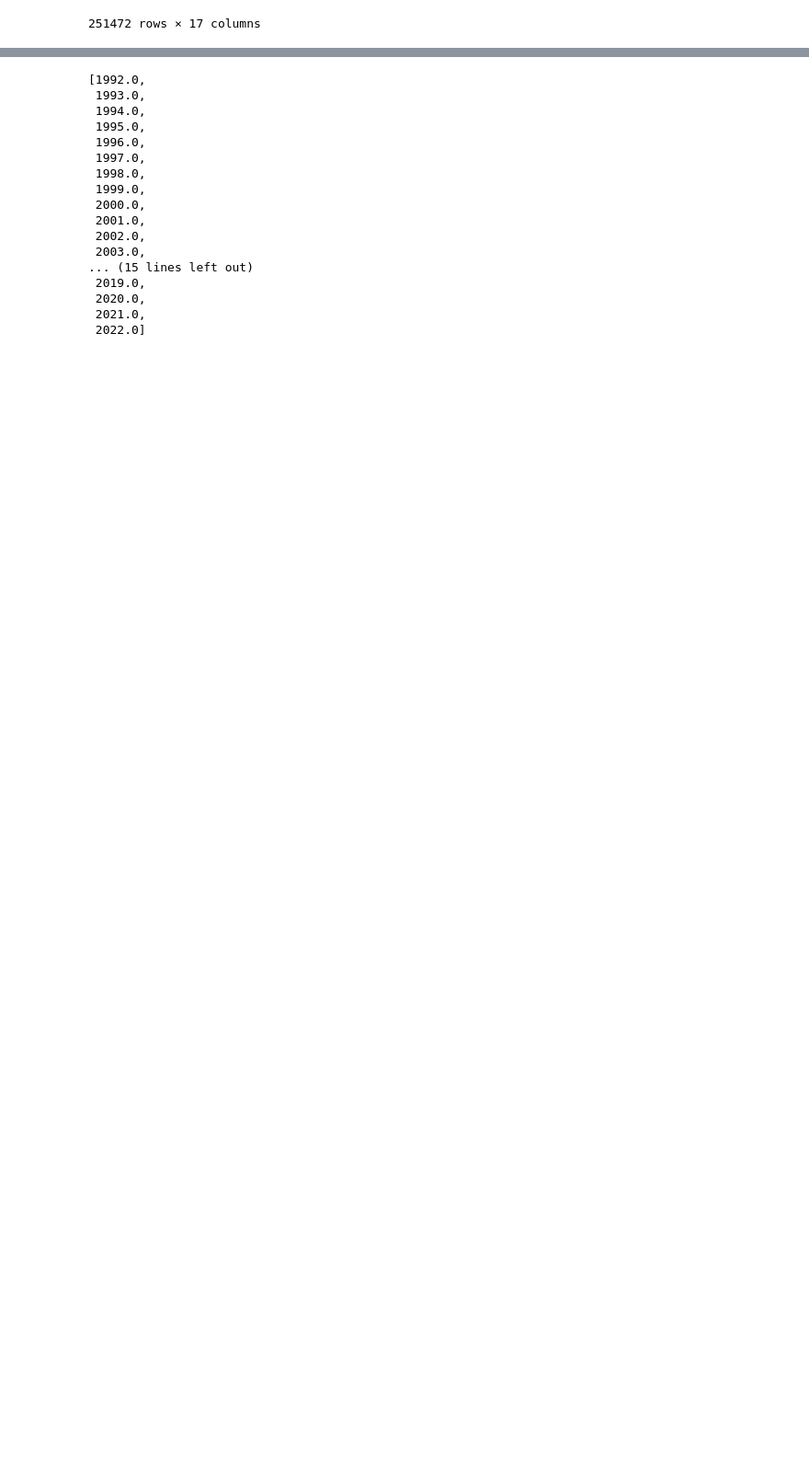
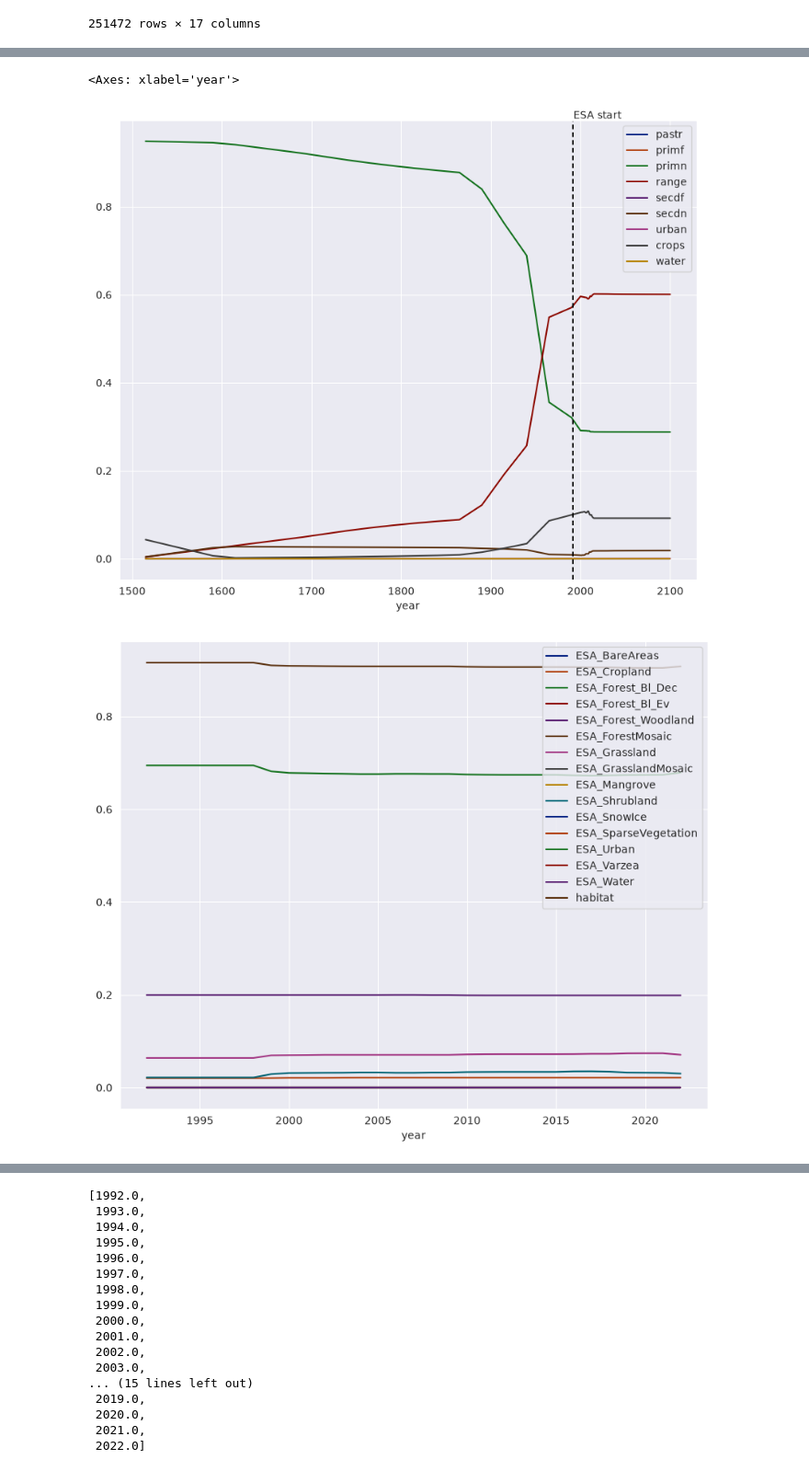
Before and after one commit to guischmitd/luh2esa, a Jupyter notebook: notebooks/02_biome_data.ipynb, the cells around one changed output, grey strips where cells are left out. Shown at 92% size. Drawn from its saved outputs; the diff is of its cells as text; code cells hidden in the pictures; blank space fills up the shorter version.

Commit message:
feat: support cell_id in RasterDataset, integrate biome data

```diff
--- a/notebooks/02_biome_data.ipynb
+++ b/notebooks/02_biome_data.ipynb
@@ -149,0 +86,7 @@ dtype: float64
+# %%
+biome_classes = pd.read_excel(DATA_DIR / 'ESA-LC_Biome_proportions.xlsx')[['our_efg', 'Biome_Classes']].rename(columns={'Biome_Classes': 'biome_classes'})
+biome_classes.index = biome_classes.index + 1
+display(biome_classes)
+
+biomes = biomes.join(biome_classes, how='left', on='NTAmericas_efgs_50km')
+biomes
@@ -149,0 +125,15 @@ dtype: float64
+# %%
+def compute_habitat_fraction(esa_df, biomes_df):
+    df = esa_df.join(biomes_df, how='left', on='cell')
+    out = pd.Series(index=df.index)
+    for biome, data in df.groupby('our_efg'):
+        print('---', biome, '---')
+        cols = data['biome_classes'].iloc[0].split('|')
+        habitat_fraction = data[cols].sum(axis=1).rename('habitat')
+        out.loc[data.index] = habitat_fraction
+        print(data[cols].mean(), '\n')
+        print(habitat_fraction.describe(), '\n')
+
+    return out
+
+esa['habitat'] = compute_habitat_fraction(esa, biomes)
@@ -149,0 +158,2 @@ dtype: float64
+# %%
+esa_ds = RasterDataset(esa)
@@ -150,3 +165,4 @@ dtype: float64
 # %%
-luh['water'] = (1.0 - luh[luh_cols].sum(axis=1))
-luh_cols.append('water')
+luh_ds = RasterDataset(luh)
+luh['water'] = (1.0 - luh[luh_ds.bands].sum(axis=1))
+luh_ds = RasterDataset(luh)
@@ -176,0 +178,11 @@ dtype: float64
+# %%
+set_plot_defaults()
+plot_cell_over_time(luh_ds, cell_id=12)
+plt.axvline(1992, color='k', dashes=(3, 2))
+plt.text(1992, 1.0, 'ESA start')
+
+plot_cell_over_time(esa_ds, cell_id=12)
+# %% [output]
+<Axes: xlabel='year'>
+[figure, added]
+[figure, added]
```
Also changed, not shown: parts of 33 cells of this notebook, 6 other files.
